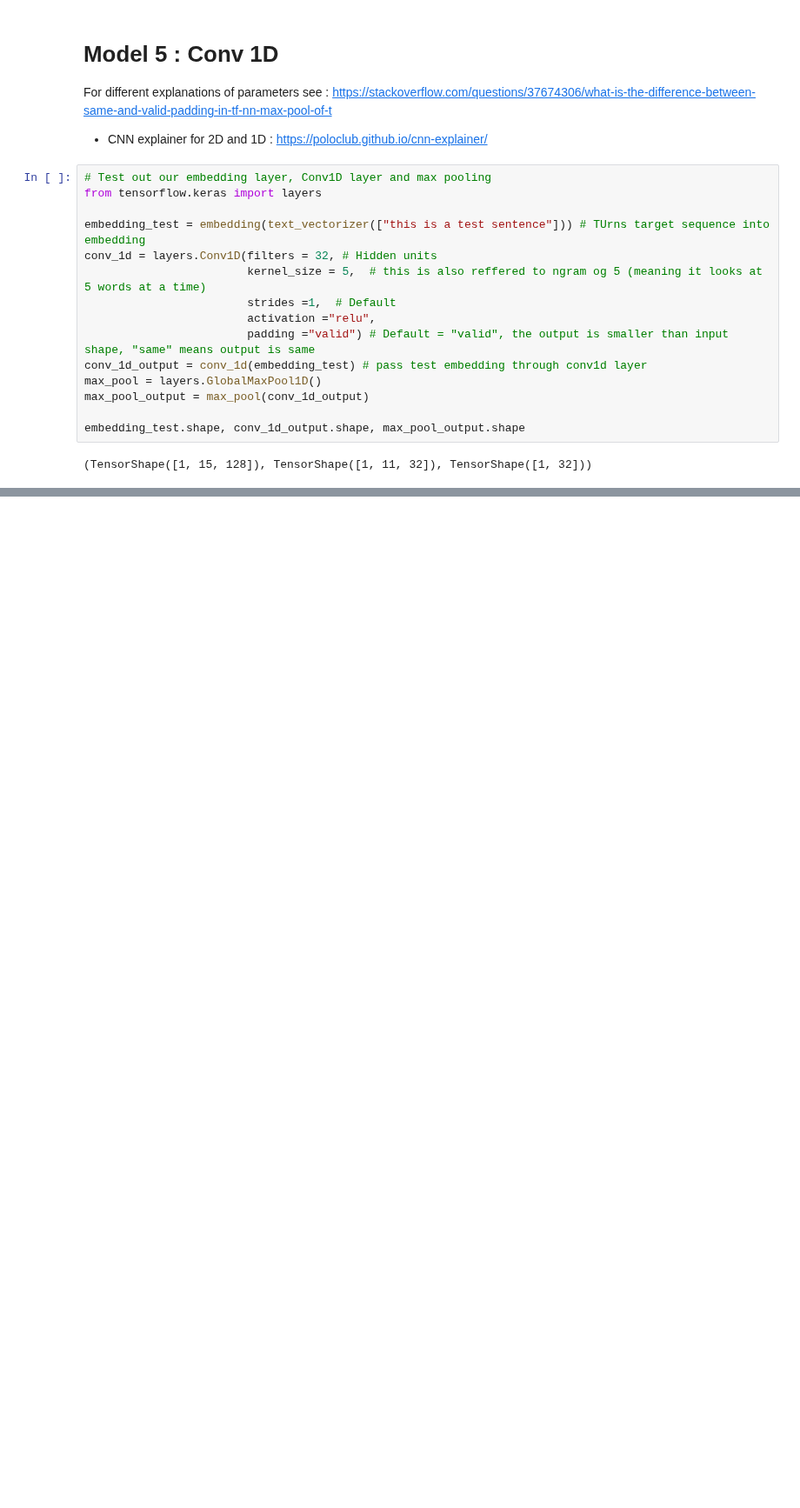
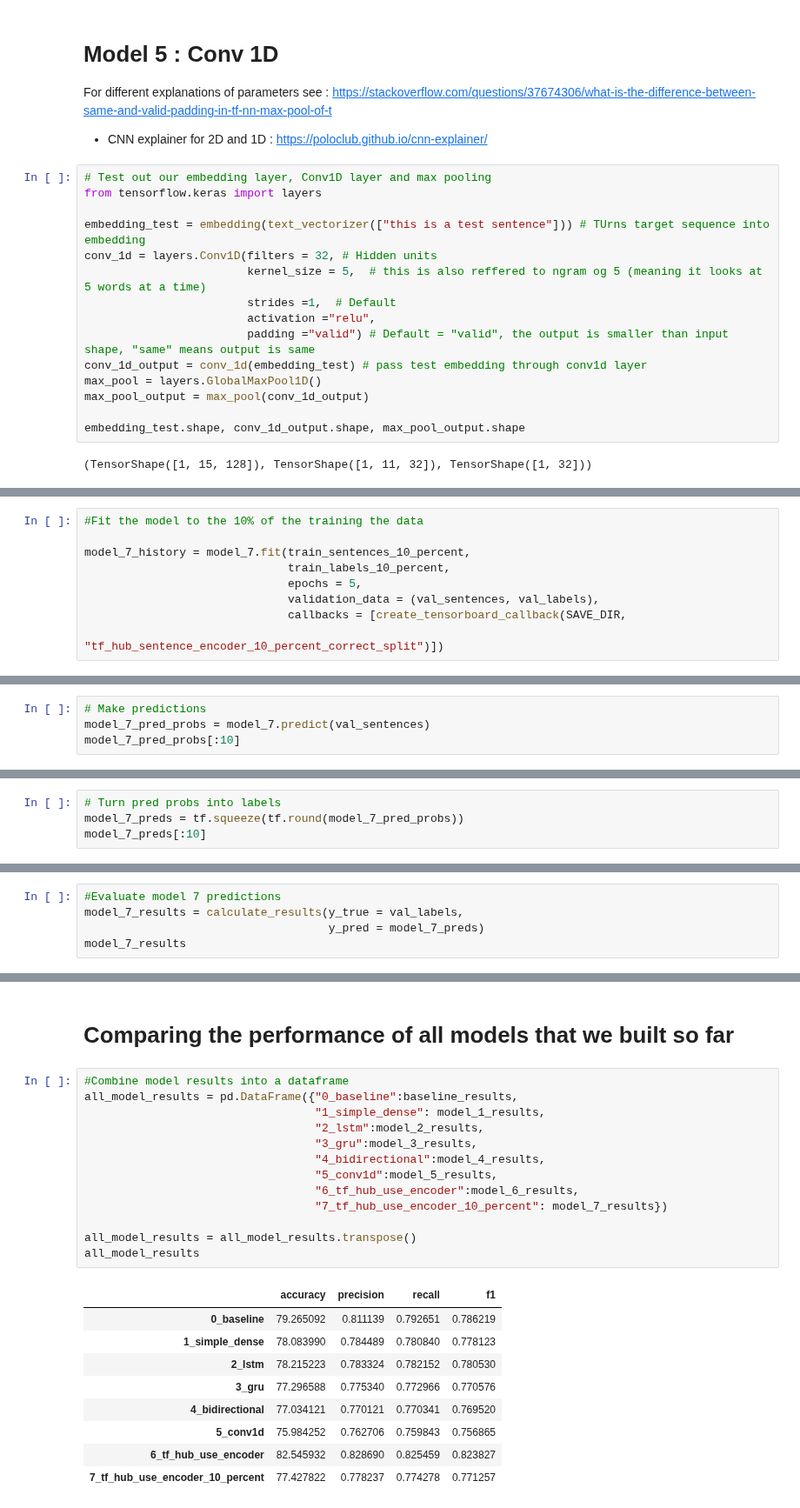
Before and after one commit to iamchenchu/Deep-Learnig-with-TensorFlow, a Jupyter notebook: 09_Natural_Language_Processing_with_TensorFlow.ipynb, the cells around one changed output, grey strips where cells are left out. Shown at 87% size. Cells and saved outputs as stored; diff of their text form; blank space fills up the shorter version.

```diff
--- a/09_Natural_Language_Processing_with_TensorFlow.ipynb
+++ b/09_Natural_Language_Processing_with_TensorFlow.ipynb
@@ -1182,0 +1540,9 @@ embedding_test.shape, conv_1d_output.shape, max_pool_output.shape
+# %%
+#Fit the model to the 10% of the training the data
+
+model_7_history = model_7.fit(train_sentences_10_percent,
+                              train_labels_10_percent,
+                              epochs = 5,
+                              validation_data = (val_sentences, val_labels),
+                              callbacks = [create_tensorboard_callback(SAVE_DIR,
+                                                                       "tf_hub_sentence_encoder_10_percent_correct_split")])
@@ -1182,0 +1561,4 @@ embedding_test.shape, conv_1d_output.shape, max_pool_output.shape
+# %%
+# Make predictions
+model_7_pred_probs = model_7.predict(val_sentences)
+model_7_pred_probs[:10]
@@ -1182,0 +1577,4 @@ embedding_test.shape, conv_1d_output.shape, max_pool_output.shape
+# %%
+# Turn pred probs into labels
+model_7_preds = tf.squeeze(tf.round(model_7_pred_probs))
+model_7_preds[:10]
@@ -1182,0 +1583,5 @@ embedding_test.shape, conv_1d_output.shape, max_pool_output.shape
+# %%
+#Evaluate model 7 predictions
+model_7_results = calculate_results(y_true = val_labels,
+                                    y_pred = model_7_preds)
+model_7_results
@@ -1182,0 +1600,25 @@ embedding_test.shape, conv_1d_output.shape, max_pool_output.shape
+# %% [markdown]
+# Comparing the performance of all models that we built so far
+# %%
+#Combine model results into a dataframe
+all_model_results = pd.DataFrame({"0_baseline":baseline_results,
+                                  "1_simple_dense": model_1_results,
+                                  "2_lstm":model_2_results,
+                                  "3_gru":model_3_results,
+                                  "4_bidirectional":model_4_results,
+                                  "5_conv1d":model_5_results,
+                                  "6_tf_hub_use_encoder":model_6_results,
+                                  "7_tf_hub_use_encoder_10_percent": model_7_results})
+
+all_model_results = all_model_results.transpose()
+all_model_results
+# %% [output]
+|  | accuracy | precision | recall | f1 |
+| 0_baseline | 79.265092 | 0.811139 | 0.792651 | 0.786219 |
+| 1_simple_dense | 78.083990 | 0.784489 | 0.780840 | 0.778123 |
+| 2_lstm | 78.215223 | 0.783324 | 0.782152 | 0.780530 |
+| 3_gru | 77.296588 | 0.775340 | 0.772966 | 0.770576 |
+| 4_bidirectional | 77.034121 | 0.770121 | 0.770341 | 0.769520 |
+| 5_conv1d | 75.984252 | 0.762706 | 0.759843 | 0.756865 |
+| 6_tf_hub_use_encoder | 82.545932 | 0.828690 | 0.825459 | 0.823827 |
+| 7_tf_hub_use_encoder_10_percent | 77.427822 | 0.778237 | 0.774278 | 0.771257 |
```
Also changed, not shown: parts of 59 cells of this notebook.
